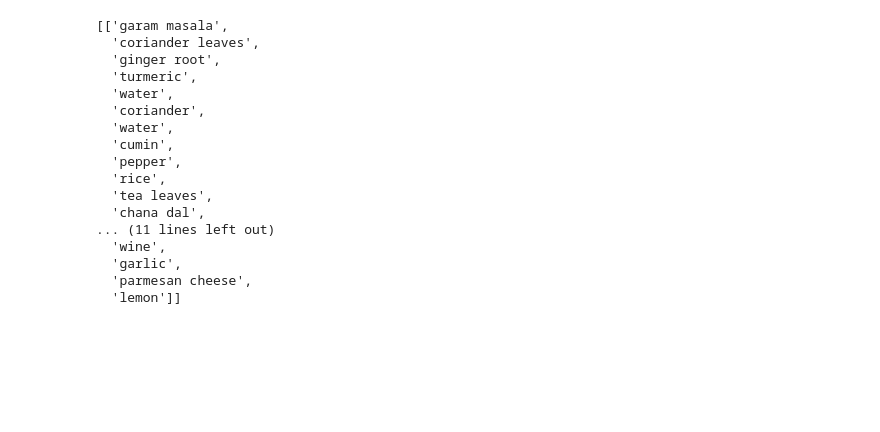
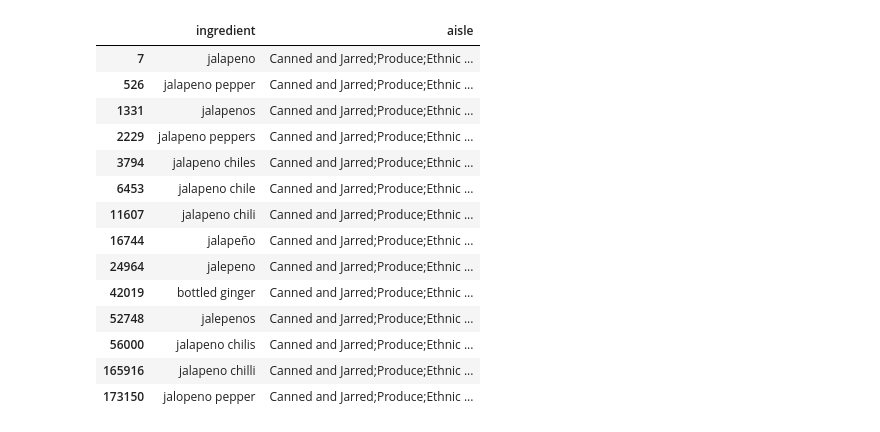
Before and after one commit to midoceanbridg/makeitlocal, a Jupyter notebook: greenmarkets/two_stage_classifier.ipynb, the cells around one changed output. Drawn from its saved outputs; the diff is of its cells as text; code cells hidden in the pictures; blank space fills up the shorter version.

```diff
--- a/greenmarkets/two_stage_classifier.ipynb
+++ b/greenmarkets/two_stage_classifier.ipynb
@@ -93,2 +119,35 @@ classifying
+# %%
+#also not a prod cell
+classifying.loc[classifying['aisle'] == 'Canned and Jarred;Produce;Ethnic Foods']
+
+
+#okay so steps include more deduping of the classification matrix
+# show necessary here: classifying.loc[classifying['aisle'] == 'Canned and Jarred;Produce;Ethnic Foods']
+
+#then iteratively grab the spoon suggestions for each ingredient
+#input = ingredient, output = suggestion, features = aisle, meta info, possible units
+
+#then probably making some executive decisions for cases of multiple aisles
+#but really with only 100 that isn't so hard
+
+
+
+#THEN adding features --> start with the w2v outputs n=10? and see if you can predict aisle
+# %% [output]
+|  | ingredient | aisle |
+| 7 | jalapeno | Canned and Jarred;Produce;Ethnic ... |
+| 526 | jalapeno pepper | Canned and Jarred;Produce;Ethnic ... |
+| 1331 | jalapenos | Canned and Jarred;Produce;Ethnic ... |
+| 2229 | jalapeno peppers | Canned and Jarred;Produce;Ethnic ... |
+| 3794 | jalapeno chiles | Canned and Jarred;Produce;Ethnic ... |
+| 6453 | jalapeno chile | Canned and Jarred;Produce;Ethnic ... |
+| 11607 | jalapeno chili | Canned and Jarred;Produce;Ethnic ... |
+| 16744 | jalapeño | Canned and Jarred;Produce;Ethnic ... |
+| 24964 | jalepeno | Canned and Jarred;Produce;Ethnic ... |
+| 42019 | bottled ginger | Canned and Jarred;Produce;Ethnic ... |
+| 52748 | jalepenos | Canned and Jarred;Produce;Ethnic ... |
+| 56000 | jalapeno chilis | Canned and Jarred;Produce;Ethnic ... |
+| 165916 | jalapeno chilli | Canned and Jarred;Produce;Ethnic ... |
+| 173150 | jalopeno pepper | Canned and Jarred;Produce;Ethnic ... |
 # %%
 #some words you noticed should get added to SAnoise
@@ -116,23 +175,3 @@ def removenoise(input_ing):
 nning = []
 for i in BOingredients:
     nning.append(removenoise(i))
-# %%
-nning[:2]
-# %% [output]
-[['garam masala',
-  'coriander leaves',
-  'ginger root',
-  'turmeric',
-  'water',
-  'coriander',
-  'water',
-  'cumin',
-  'pepper',
-  'rice',
-  'tea leaves',
-  'chana dal',
-... (11 lines left out)
-  'wine',
-  'garlic',
-  'parmesan cheese',
-  'lemon']]
```
Also changed, not shown: parts of 13 cells of this notebook, 2 other files.
